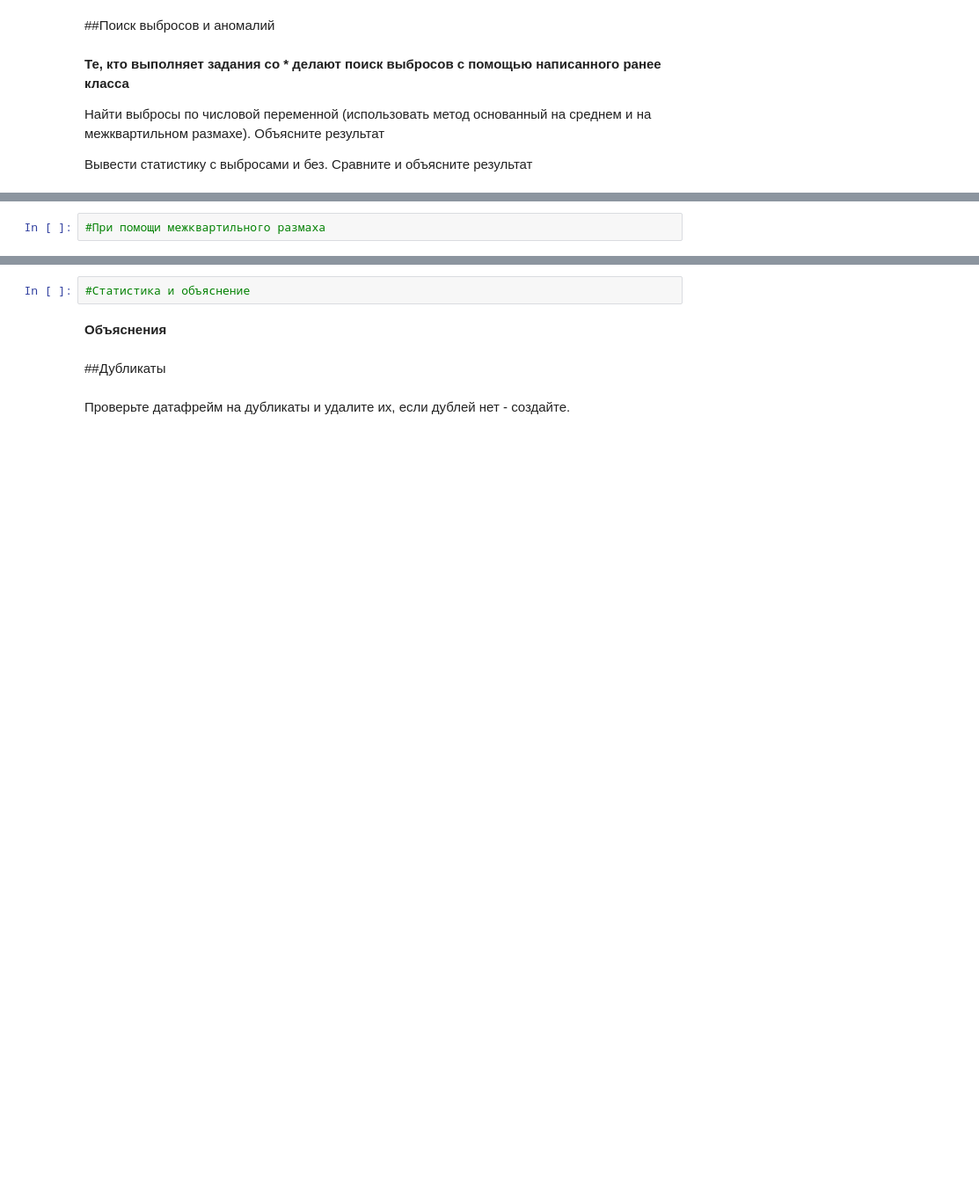
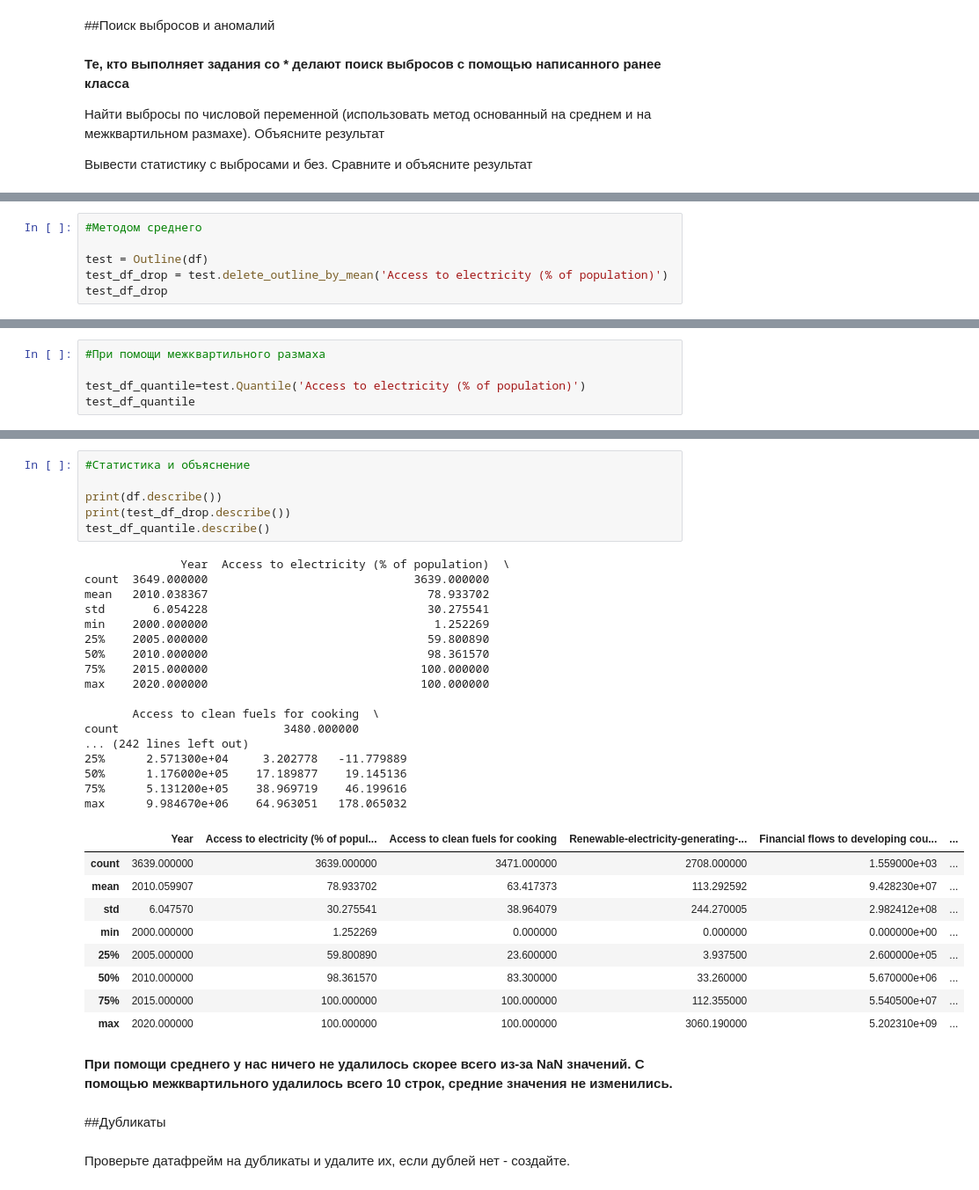
Before and after one commit to polinakochneva1/me_labs_house, a Jupyter notebook: lab3/Задание_3.ipynb, the cells around one changed output, grey strips where cells are left out. Shown at 88% size. Cells and saved outputs as stored; diff of their text form; blank space fills up the shorter version.

```diff
--- a/lab3/Задание_3.ipynb
+++ b/lab3/Задание_3.ipynb
@@ -162,0 +233,6 @@ df_interpolated
+# %%
+#Методом среднего
+
+test = Outline(df)
+test_df_drop = test.delete_outline_by_mean('Access to electricity (% of population)')
+test_df_drop
@@ -163,2 +253,5 @@ df_interpolated
 # %%
 #При помощи межквартильного размаха
+
+test_df_quantile=test.Quantile('Access to electricity (% of population)')
+test_df_quantile
@@ -165,7 +272,38 @@ df_interpolated
 # %%
 #Статистика и объяснение
+
+print(df.describe())
+print(test_df_drop.describe())
+test_df_quantile.describe()
+# %% [output]
+              Year  Access to electricity (% of population)  \
+count  3649.000000                              3639.000000
+mean   2010.038367                                78.933702
+std       6.054228                                30.275541
+min    2000.000000                                 1.252269
+25%    2005.000000                                59.800890
+50%    2010.000000                                98.361570
+75%    2015.000000                               100.000000
+max    2020.000000                               100.000000
+
+       Access to clean fuels for cooking  \
+count                        3480.000000
+... (242 lines left out)
+25%      2.571300e+04     3.202778   -11.779889
+50%      1.176000e+05    17.189877    19.145136
+75%      5.131200e+05    38.969719    46.199616
+max      9.984670e+06    64.963051   178.065032
+|  | Year | Access to electricity (% of popul... | Access to clean fuels for cooking | Renewable-electricity-generating-... | Financial flows to developing cou... | ... |
+| count | 3639.000000 | 3639.000000 | 3471.000000 | 2708.000000 | 1.559000e+03 | ... |
+| mean | 2010.059907 | 78.933702 | 63.417373 | 113.292592 | 9.428230e+07 | ... |
+| std | 6.047570 | 30.275541 | 38.964079 | 244.270005 | 2.982412e+08 | ... |
+| min | 2000.000000 | 1.252269 | 0.000000 | 0.000000 | 0.000000e+00 | ... |
+| 25% | 2005.000000 | 59.800890 | 23.600000 | 3.937500 | 2.600000e+05 | ... |
+| 50% | 2010.000000 | 98.361570 | 83.300000 | 33.260000 | 5.670000e+06 | ... |
+| 75% | 2015.000000 | 100.000000 | 100.000000 | 112.355000 | 5.540500e+07 | ... |
+| max | 2020.000000 | 100.000000 | 100.000000 | 3060.190000 | 5.202310e+09 | ... |
-# %% [markdown]
-**Объяснения**
+# %% [markdown]
+**При помощи среднего у нас ничего не удалилось скорее всего из-за NaN значений. С помощью межквартильного удалилось всего 10 строк, средние значения не изменились.**
 # %% [markdown]
 ##Дубликаты
 # %% [markdown]
```
Also changed, not shown: parts of 16 cells of this notebook.
